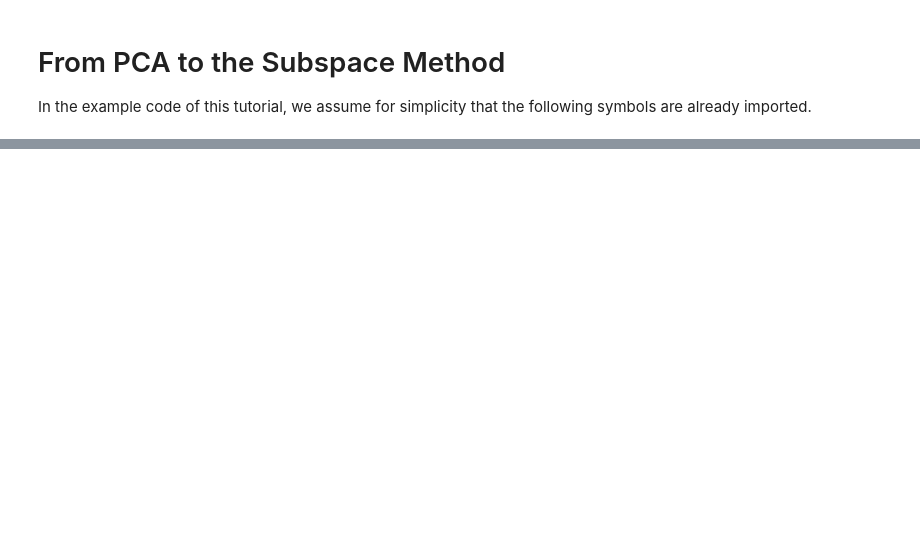
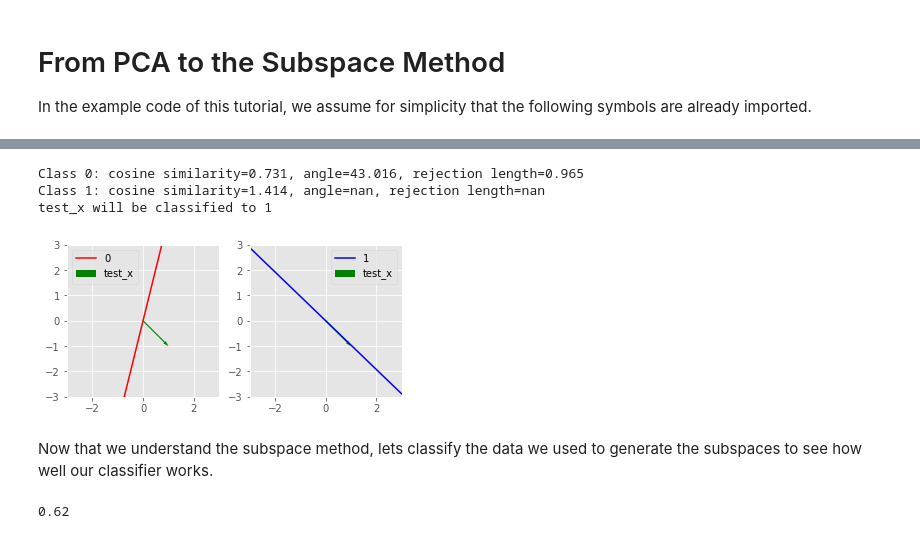
Before and after one commit to AtomScott/PySubspace, a Jupyter notebook: notebooks/From PCA to the Subspace Method.ipynb, the cells around one changed output, grey strips where cells are left out. Saved outputs shown, nothing was run; the diff lists cells and outputs as text; code cells hidden in the pictures; blank space fills up the shorter version.

```diff
--- a/notebooks/From PCA to the Subspace Method.ipynb
+++ b/notebooks/From PCA to the Subspace Method.ipynb
@@ -87,0 +117,58 @@ smc.score(lda_x, y)
+# %%
+test_x = [1, -1]
+
+fig, axs = plt.subplots(ncols=2)
+
+for c, subspace in dct.items():
+    m = subspace[0][0] / subspace[0][1]
+    xs = np.linspace(-3,3)
+    ys = m * xs
+
+    # cos_sim = cos(θ)
+    # = (eigen_vec, test_x)/|eigen_vec||test_x|
+    cos_sim = np.linalg.norm(dct[c] @ test_x)
+    theta = np.arccos(cos_sim)
+    dist = np.sin(theta) * np.linalg.norm(test_x)
+    print(f'Class {c}: cosine similarity={cos_sim:.3f}, angle={np.rad2deg(theta):.3f}, rejection length={dist:.3f}')
+
+
+    axs[c].quiver(0,0,*test_x, color='green', label='test_x', scale_units='xy',angles='xy',scale=1)
+    axs[c].plot(xs, ys, color=cm_bright(c), label=c)
+    axs[c].set_xlim(-3,3)
+    axs[c].set_ylim(-3,3)
+    axs[c].set_aspect('equal')
+    axs[c].legend()
+
+y_pred = 0 if np.linalg.norm(dct[0] @ test_x) > np.linalg.norm(dct[1] @ test_x) else 1
+print(f'test_x will be classified to {y_pred}')
+plt.show()
+# %% [output]
+Class 0: cosine similarity=0.731, angle=43.016, rejection length=0.965
+Class 1: cosine similarity=1.414, angle=nan, rejection length=nan
+test_x will be classified to 1
+[figure, added]
+# %% [markdown]
+Now that we understand the subspace method, lets classify the data we used to generate the subspaces to see how well our classifier works.
+# %%
+score = 0
+
+for i in range(len(X)):
+    x = X[i]
+    y_gt = y[i] # ground truth label
+
+    # calculate projection distance to the
+    # first classes subspace
+    proj1 = np.linalg.norm(dct[0] @ x)
+
+    # calculate projection distance to the
+    # second classes subspace
+    proj2 = np.linalg.norm(dct[1] @ x)
+
+    assert proj1 != proj2, 'Tie!'
+    y_pred = 0 if proj1 > proj2 else 1
+
+    score += 1 if y_pred == y_gt else 0
+
+print(score / len(y))
+# %% [output]
+0.62
```
Also changed, not shown: parts of 35 cells of this notebook, 42 other files.
